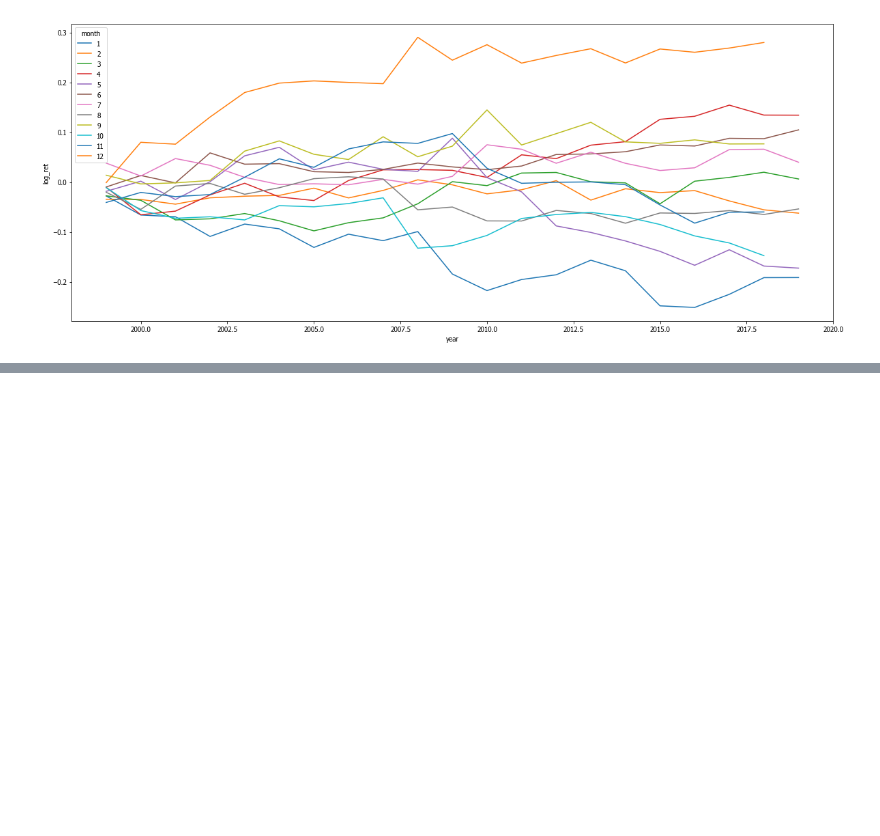
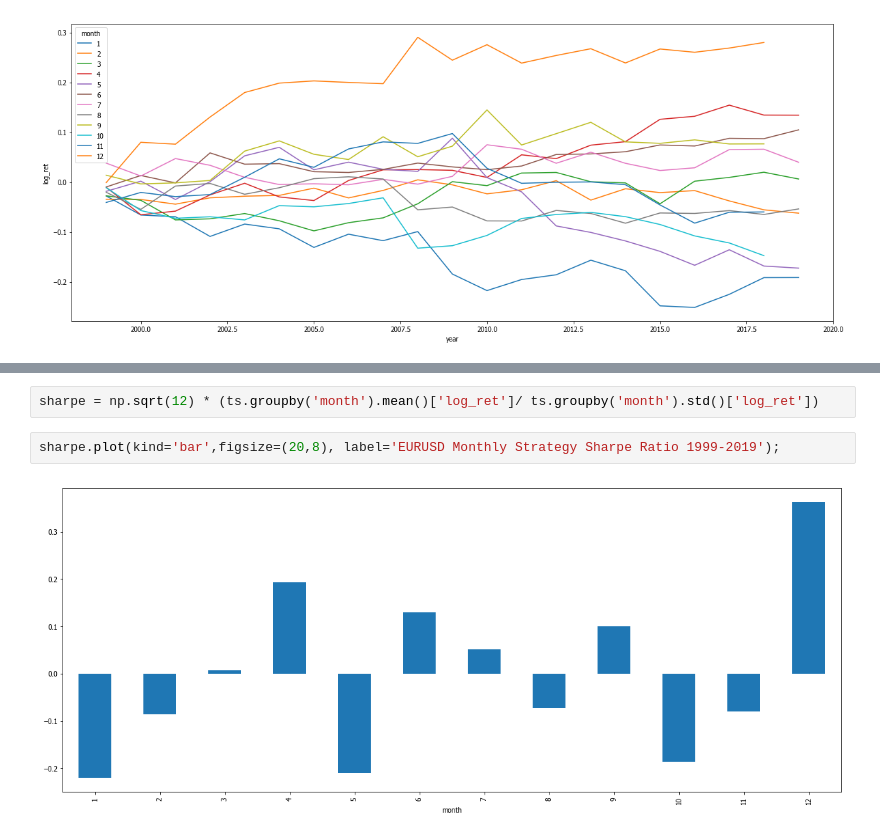
Before and after one commit to jgerardsimcock/robot_wealth, a Jupyter notebook: notebooks/notebooks_python/Seasonality.ipynb, the cells around one changed output, grey strips where cells are left out. Saved outputs shown, nothing was run; the diff lists cells and outputs as text; blank space fills up the shorter version.

```diff
--- a/notebooks/notebooks_python/Seasonality.ipynb
+++ b/notebooks/notebooks_python/Seasonality.ipynb
@@ -144,0 +217,6 @@ visualize_ts(ts, 'month');
+# %%
+sharpe = np.sqrt(12) * (ts.groupby('month').mean()['log_ret']/ ts.groupby('month').std()['log_ret'])
+# %%
+sharpe.plot(kind='bar',figsize=(20,8), label='EURUSD Monthly Strategy Sharpe Ratio 1999-2019');
+# %% [output]
+[figure, added]
```
Also changed, not shown: parts of 5 cells of this notebook, 8 other files.
